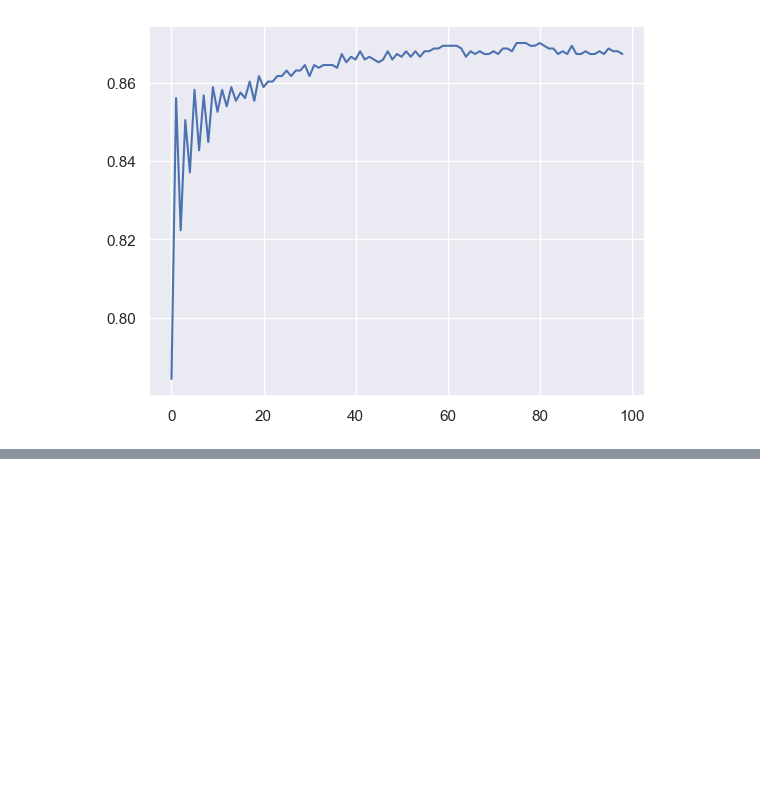
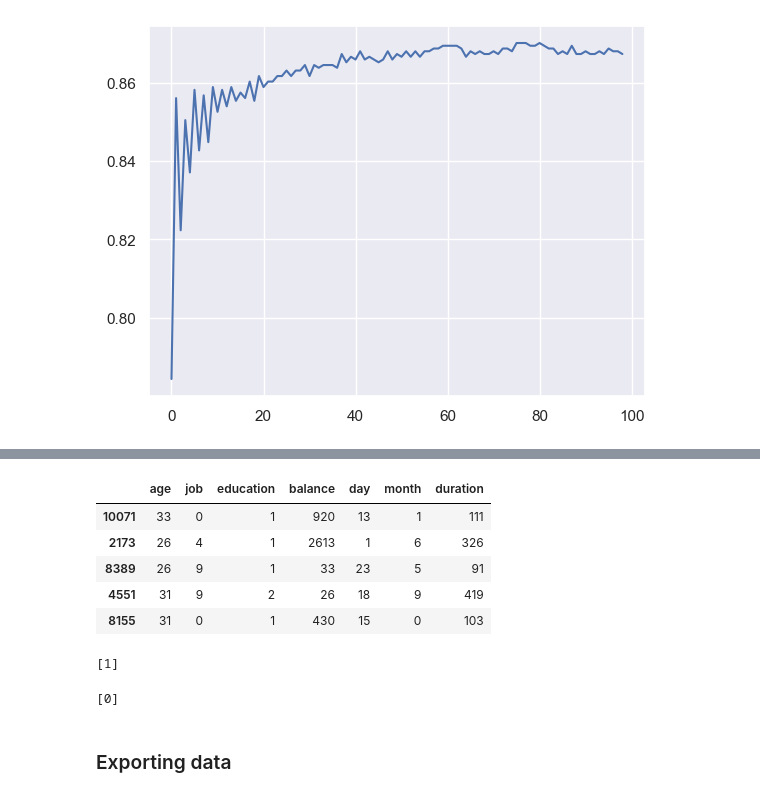
Before and after one commit to Wojw99/bank-expert-system, a Jupyter notebook: loan_classifier.ipynb, the cells around one changed output, grey strips where cells are left out. Drawn from its saved outputs; the diff is of its cells as text; code cells hidden in the pictures; blank space fills up the shorter version.

```diff
--- a/loan_classifier.ipynb
+++ b/loan_classifier.ipynb
@@ -283,0 +343,3 @@ Accuracy: 0.8679775280898876
+# %%
+x_train_limited = x_train.drop(['housing', 'previous', 'contact', 'deposit', 'poutcome', 'default', 'marital', 'pdays', 'campaign'], axis=1)
+x_val_limited = x_val.drop(['housing', 'previous', 'contact', 'deposit', 'poutcome', 'default', 'marital', 'pdays', 'campaign'], axis=1)
@@ -283,0 +370,13 @@ Accuracy: 0.8679775280898876
+# %%
+forest = RandomForestClassifier(
+    random_state=42,
+    n_estimators=60,
+    max_depth=None,
+    min_samples_split=5,
+    min_samples_leaf=1
+)
+forest.fit(x_train_limited, y_train)
+
+y_pred = forest.predict(x_val_limited)
+accuracy = accuracy_score(y_val, y_pred)
+print(f"Accuracy: {accuracy}")
@@ -283,0 +399,41 @@ Accuracy: 0.8679775280898876
+# %%
+x_train_limited.head()
+# %% [output]
+|  | age | job | education | balance | day | month | duration |
+| 10071 | 33 | 0 | 1 | 920 | 13 | 1 | 111 |
+| 2173 | 26 | 4 | 1 | 2613 | 1 | 6 | 326 |
+| 8389 | 26 | 9 | 1 | 33 | 23 | 5 | 91 |
+| 4551 | 31 | 9 | 2 | 26 | 18 | 9 | 419 |
+| 8155 | 31 | 0 | 1 | 430 | 15 | 0 | 103 |
+# %%
+forest = RandomForestClassifier(
+    random_state=42,
+    n_estimators=60,
+    max_depth=None,
+    min_samples_split=5,
+    min_samples_leaf=1
+)
+forest.fit(x_train_limited, y_train)
+
+sample = [[31,9,2,26,18,9,419]]
+y_pred = forest.predict(sample)
+print(y_pred)
+# %% [output]
+[1]
+# %%
+forest = RandomForestClassifier(
+    random_state=1,
+    n_estimators=1,
+    max_depth=1,
+    min_samples_split=2,
+    min_samples_leaf=1
+)
+forest.fit(x_train_limited, y_train)
+
+sample = [[31,9,2,26,18,9,419]]
+y_pred = forest.predict(sample)
+print(y_pred)
+# %% [output]
+[0]
+# %% [markdown]
+### Exporting data
```
Also changed, not shown: parts of 19 cells of this notebook.
